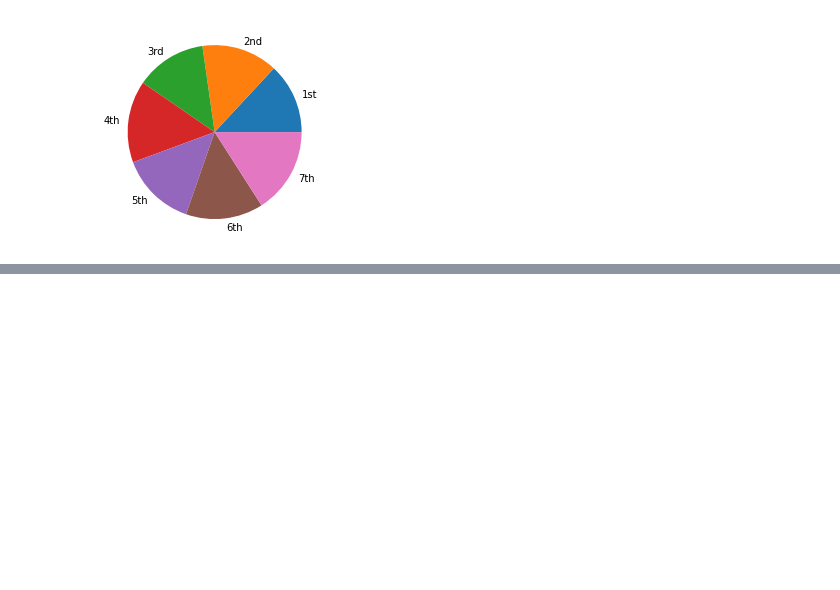
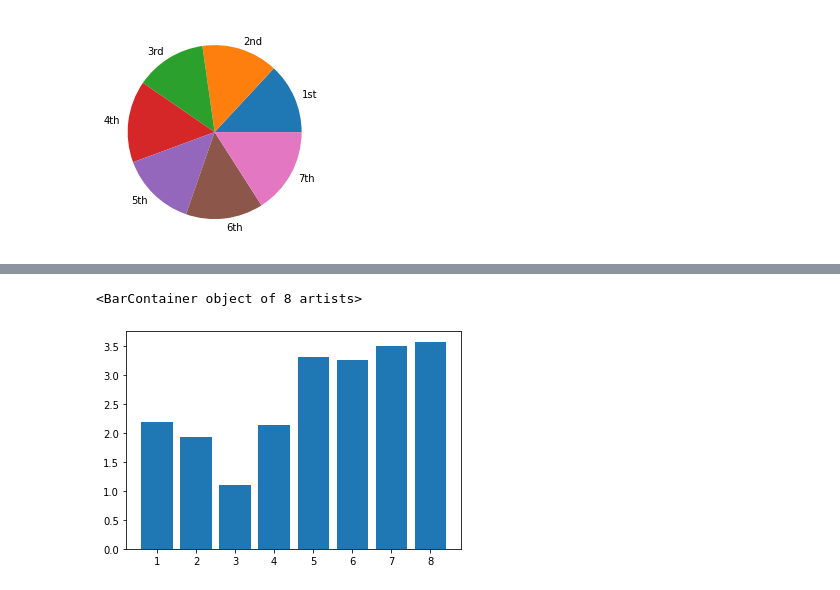
Before and after one commit to ekramasif/Basic-Machine-Learning, a Jupyter notebook: Extraa/Plot.ipynb, the cells around one changed output, grey strips where cells are left out. Drawn from its saved outputs; the diff is of its cells as text; code cells hidden in the pictures; blank space fills up the shorter version.

```diff
--- a/Extraa/Plot.ipynb
+++ b/Extraa/Plot.ipynb
@@ -71,3 +71,6 @@ plt.pie(CGPA, labels = Semester)
   Text(0.12847313181035327, -1.0924718094316392, '6th'),
   Text(0.9648590870707606, -0.5282489395133498, '7th')])
 [figure]
+# %%
+b = [1, 2, 3, 4, 5, 6, 7,8]
+a = [2.19, 1.93, 1.10, 2.14, 3.30,3.25, 3.49, 3.57]
@@ -73,0 +92,5 @@ plt.pie(CGPA, labels = Semester)
+# %%
+plt.bar(b, a, width=0.8, bottom=None,  align='center')
+# %% [output]
+<BarContainer object of 8 artists>
+[figure, added]
```
Also changed, not shown: parts of 5 cells of this notebook.
